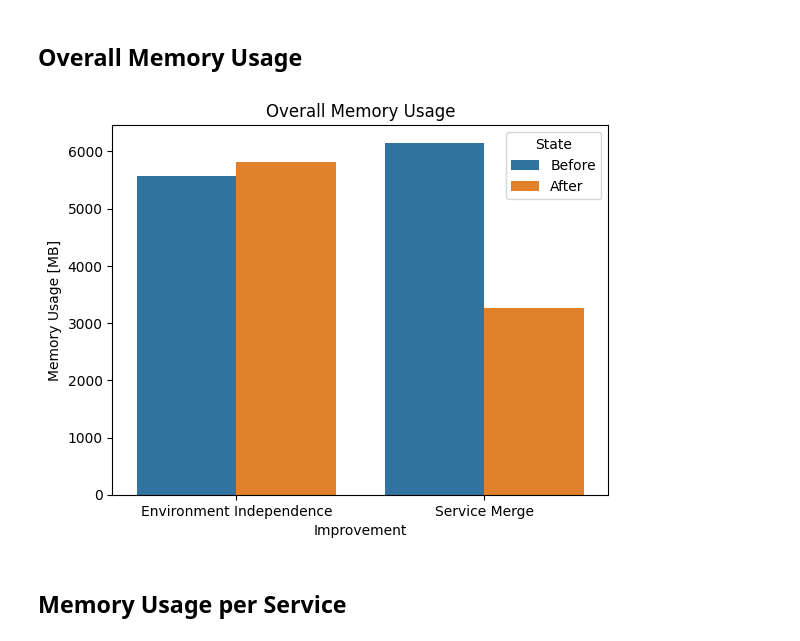
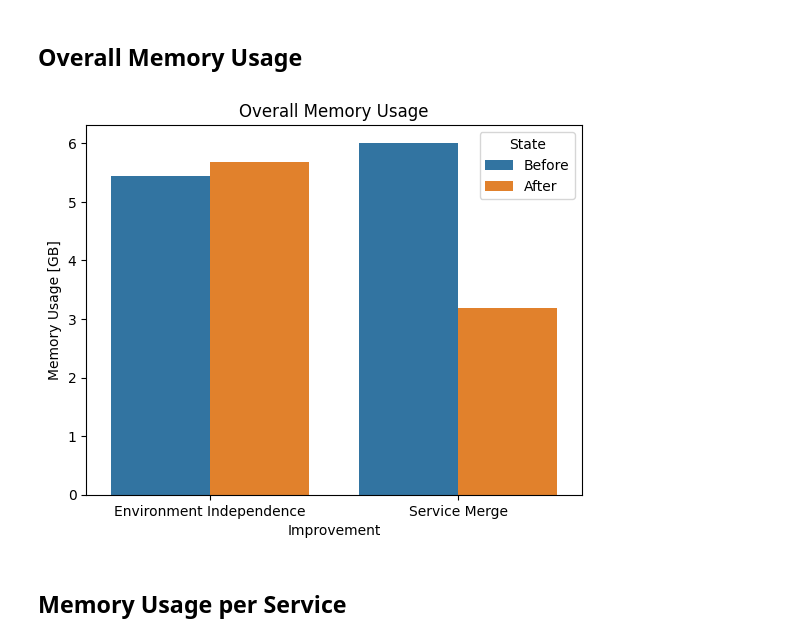
Before and after one commit to tobiasgrantner/bachelors-thesis-notebooks, a Jupyter notebook: memory-usage/2_visualization.ipynb, the cells around one changed output. Saved outputs shown, nothing was run; the diff lists cells and outputs as text; code cells hidden in the pictures.

Commit message:
Overall memory usage figure in GB

```diff
--- a/memory-usage/2_visualization.ipynb
+++ b/memory-usage/2_visualization.ipynb
@@ -49,22 +52,24 @@ memory_usage["Service"] = (
 # %% [markdown]
 ## Overall Memory Usage
 # %%
+memory_usage_gb = memory_usage.copy()
+memory_usage_gb["Memory Usage"] = memory_usage_gb["Memory Usage"] / 1024
 sns.barplot(
-    data=memory_usage[memory_usage["Databases"] == 0]
+    data=memory_usage_gb[memory_usage_gb["Databases"] == 0]
     .groupby(["Improvement", "State"])
     .sum()
     .reset_index()
     .sort_values(["Improvement", "State"], ascending=[True, False]),
     x="Improvement",
     y="Memory Usage",
     hue="State",
 )
 plt.title(f"Overall Memory Usage")
-plt.ylabel("Memory Usage [MB]")
+plt.ylabel("Memory Usage [GB]")
 plt.savefig(FIG_DIR / "overall-memory-usage.pdf")
 plt.show()
 # %% [output]
-[figure, old version]
+[figure, new version]
 # %% [markdown]
 ## Memory Usage per Service
 # %%
```
Also changed, not shown: parts of 1 cell of this notebook, 5 other files.
